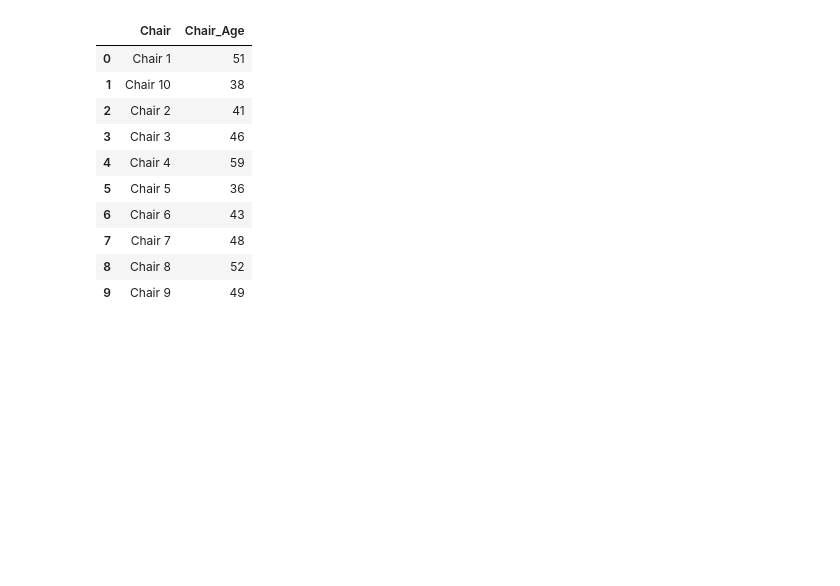
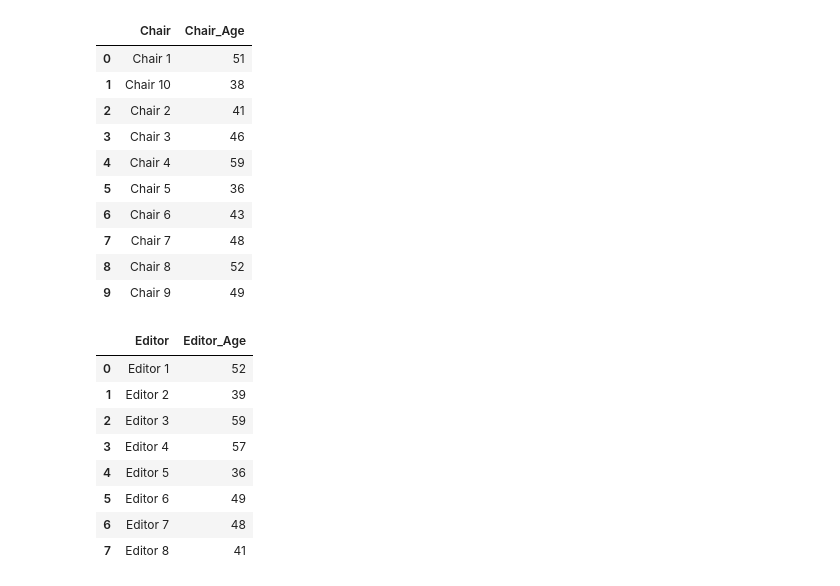
Before and after one commit to SYusupov/SDM_Lab3_GraphDB, a Jupyter notebook: data/Generate_Additional_Attributes.ipynb, the cells around one changed output. Cells and saved outputs as stored; diff of their text form; code cells hidden in the pictures; blank space fills up the shorter version.

```diff
--- a/data/Generate_Additional_Attributes.ipynb
+++ b/data/Generate_Additional_Attributes.ipynb
@@ -217,3 +217,16 @@ Chair_Age
 | 9 | Chair 9 | 49 |
 # %%
 Chair_Age.to_csv("./Processed_data/Chair_Age.csv",index=False,encoding="utf_8_sig")
+# %%
+Editor_Age = pd.DataFrame([E,E_Age]).T.rename(columns = {0:"Editor",1:"Editor_Age"})
+Editor_Age
+# %% [output]
+|  | Editor | Editor_Age |
+| 0 | Editor 1 | 52 |
+| 1 | Editor 2 | 39 |
+| 2 | Editor 3 | 59 |
+| 3 | Editor 4 | 57 |
+| 4 | Editor 5 | 36 |
+| 5 | Editor 6 | 49 |
+| 6 | Editor 7 | 48 |
+| 7 | Editor 8 | 41 |
```
Also changed, not shown: parts of 7 cells of this notebook, 1 other file.
